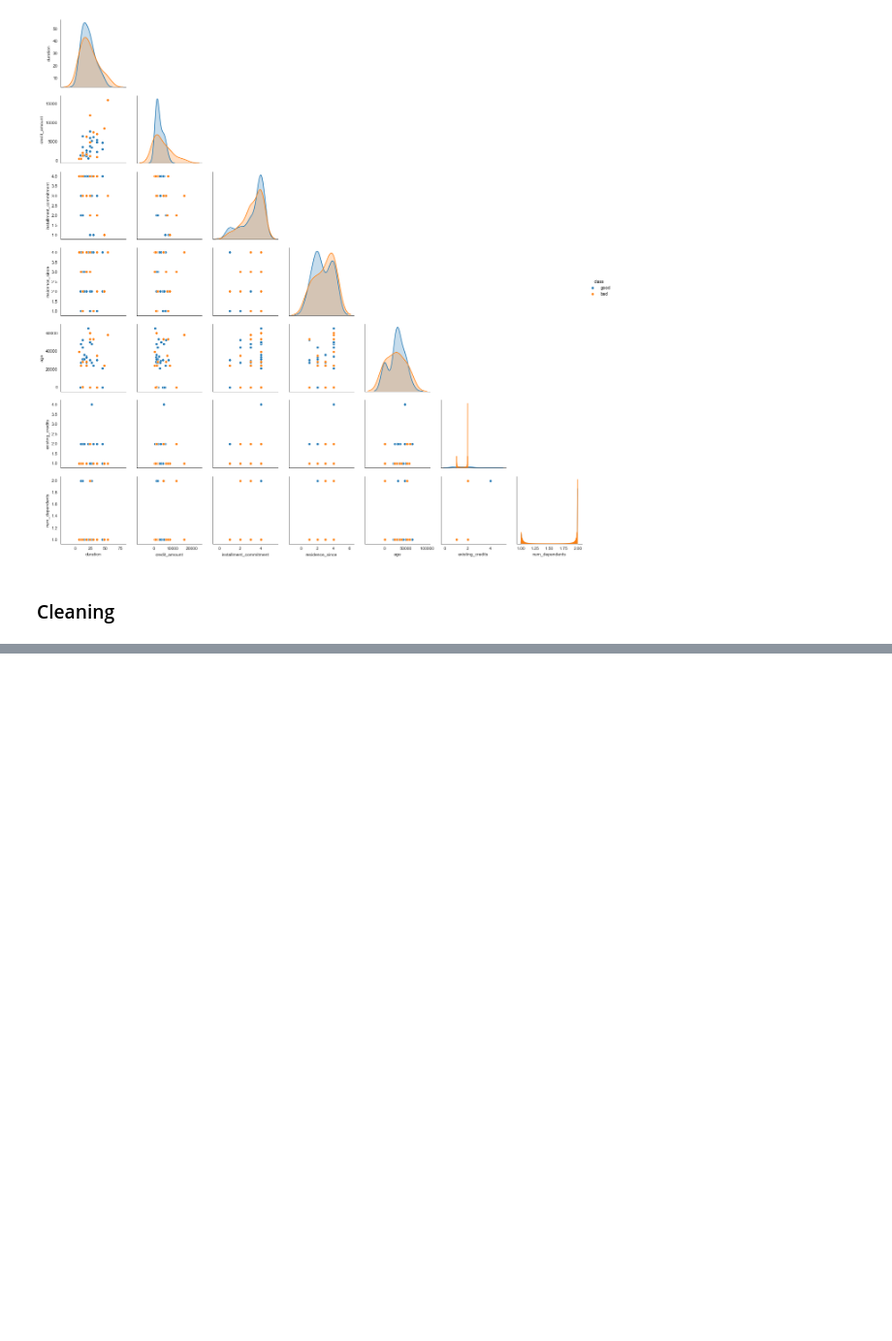
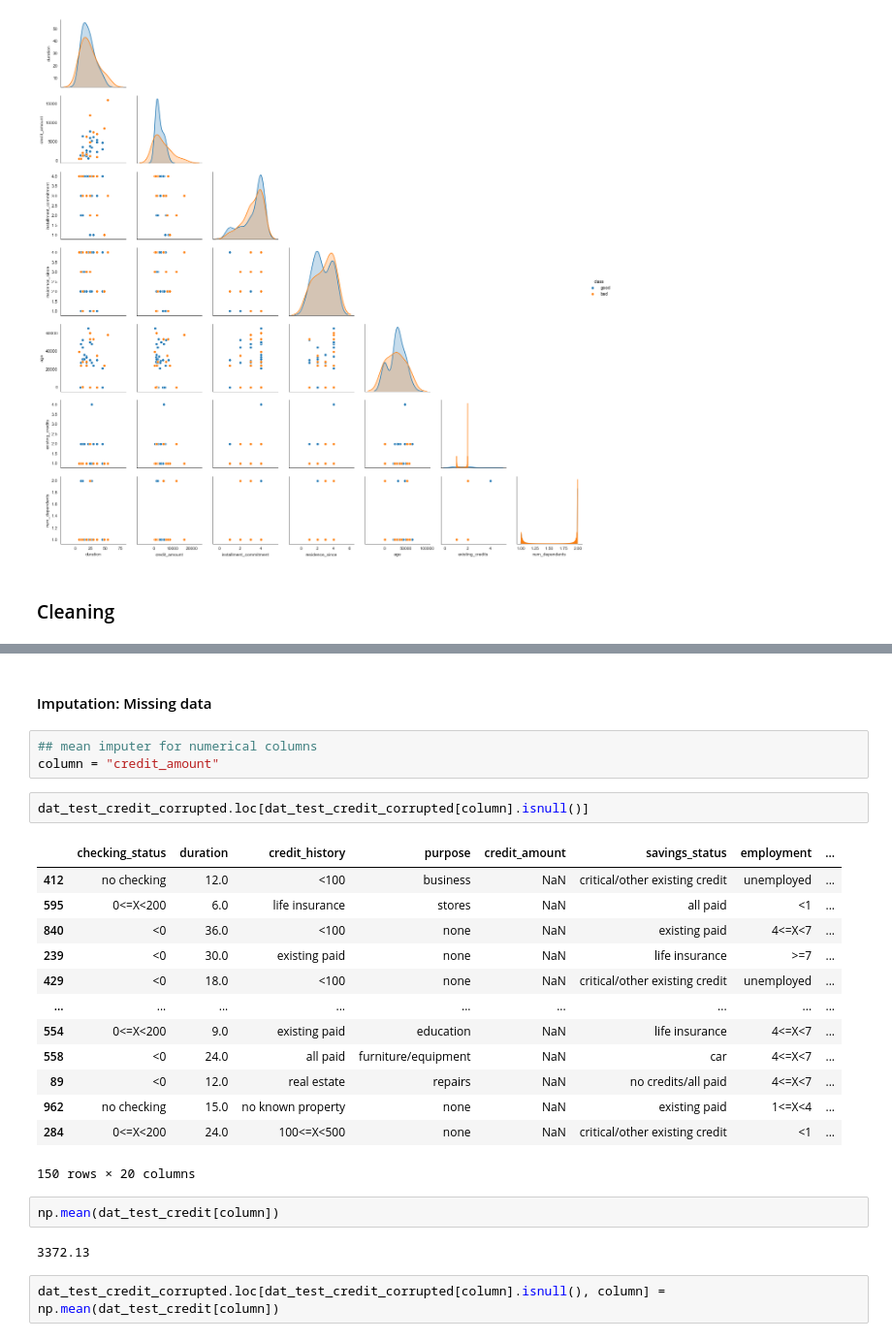
Before and after one commit to SharmaRupali/jenga, a Jupyter notebook: experimental_setup.ipynb, the cells around one changed output, grey strips where cells are left out. Shown at 97% size. Saved outputs shown, nothing was run; the diff lists cells and outputs as text; blank space fills up the shorter version.

```diff
--- a/experimental_setup.ipynb
+++ b/experimental_setup.ipynb
@@ -949,0 +974,27 @@ plot_data(pd.concat([dat_test_credit_corrupted, pd.Series(lab_test_credit, name=
+# %% [markdown]
+#### Imputation: Missing data
+# %%
+## mean imputer for numerical columns
+column = "credit_amount"
+# %%
+dat_test_credit_corrupted.loc[dat_test_credit_corrupted[column].isnull()]
+# %% [output]
+|  | checking_status | duration | credit_history | purpose | credit_amount | savings_status | employment | ... |
+| 412 | no checking | 12.0 | <100 | business | NaN | critical/other existing credit | unemployed | ... |
+| 595 | 0<=X<200 | 6.0 | life insurance | stores | NaN | all paid | <1 | ... |
+| 840 | <0 | 36.0 | <100 | none | NaN | existing paid | 4<=X<7 | ... |
+| 239 | <0 | 30.0 | existing paid | none | NaN | life insurance | >=7 | ... |
+| 429 | <0 | 18.0 | <100 | none | NaN | critical/other existing credit | unemployed | ... |
+| ... | ... | ... | ... | ... | ... | ... | ... | ... |
+| 554 | 0<=X<200 | 9.0 | existing paid | education | NaN | life insurance | 4<=X<7 | ... |
+| 558 | <0 | 24.0 | all paid | furniture/equipment | NaN | car | 4<=X<7 | ... |
+| 89 | <0 | 12.0 | real estate | repairs | NaN | no credits/all paid | 4<=X<7 | ... |
+| 962 | no checking | 15.0 | no known property | none | NaN | existing paid | 1<=X<4 | ... |
+| 284 | 0<=X<200 | 24.0 | 100<=X<500 | none | NaN | critical/other existing credit | <1 | ... |
+150 rows × 20 columns
+# %%
+np.mean(dat_test_credit[column])
+# %% [output]
+3372.13
+# %%
+dat_test_credit_corrupted.loc[dat_test_credit_corrupted[column].isnull(), column] = np.mean(dat_test_credit[column])
```
Also changed, not shown: parts of 22 cells of this notebook.
